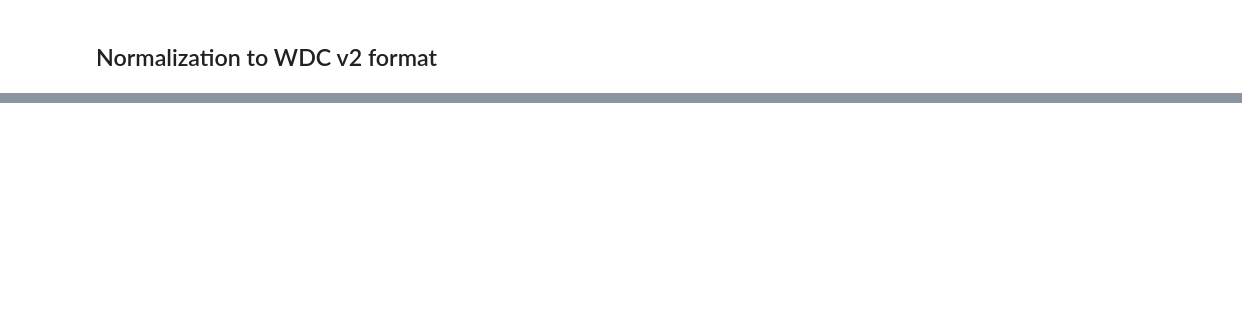
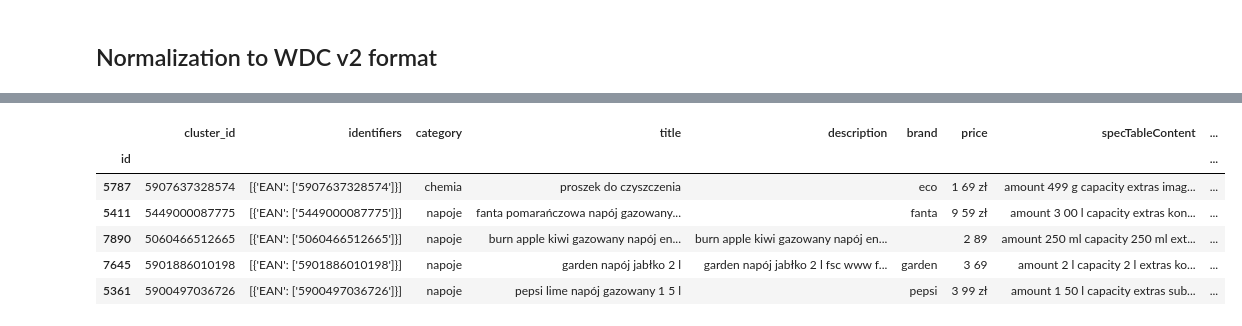
Before and after one commit to mozdzonekm/mlt4pm, a Jupyter notebook: data/PolishDataset/raw_data_analysis.ipynb, the cells around one changed output, grey strips where cells are left out. Cells and saved outputs as stored; diff of their text form; code cells hidden in the pictures; blank space fills up the shorter version.

Commit message:
Add wdc standard files and positive pairs

```diff
--- a/data/PolishDataset/raw_data_analysis.ipynb
+++ b/data/PolishDataset/raw_data_analysis.ipynb
@@ -215,3 +215,10 @@ Text(0.5, 1.0, 'Napoje')
 ## Normalization to WDC v2 format
 # %%
 df.fillna('', inplace=True)
+# %%
+df_normalized = pd.DataFrame()
+for k in df.keys():
+    df_normalized[k] = df[k].str.lower()
+    df_normalized[k] = df_normalized[k].str.replace(r'\W',r' ',regex=True)
+    df_normalized[k] = df_normalized[k].str.replace(r' +',r' ',regex=True)
+df_normalized.head()
@@ -264,0 +262,11 @@ wdc_df_non_normalized.head()
+# %%
+wdc_df_normalized = to_WDC_standard(df_normalized)
+wdc_df_normalized.head()
+# %% [output]
+|  | cluster_id | identifiers | category | title | description | brand | price | specTableContent | ... |
+| id |  |  |  |  |  |  |  |  | ... |
+| 5787 | 5907637328574 | [{'EAN': ['5907637328574']}] | chemia | proszek do czyszczenia |  | eco | 1 69 zł | amount 499 g capacity extras imag... | ... |
+| 5411 | 5449000087775 | [{'EAN': ['5449000087775']}] | napoje | fanta pomarańczowa napój gazowany... |  | fanta | 9 59 zł | amount 3 00 l capacity extras kon... | ... |
+| 7890 | 5060466512665 | [{'EAN': ['5060466512665']}] | napoje | burn apple kiwi gazowany napój en... | burn apple kiwi gazowany napój en... |  | 2 89 | amount 250 ml capacity 250 ml ext... | ... |
+| 7645 | 5901886010198 | [{'EAN': ['5901886010198']}] | napoje | garden napój jabłko 2 l | garden napój jabłko 2 l fsc www f... | garden | 3 69 | amount 2 l capacity 2 l extras ko... | ... |
+| 5361 | 5900497036726 | [{'EAN': ['5900497036726']}] | napoje | pepsi lime napój gazowany 1 5 l |  | pepsi | 3 99 zł | amount 1 50 l capacity extras sub... | ... |
```
Also changed, not shown: parts of 16 cells of this notebook, 2 other files.
